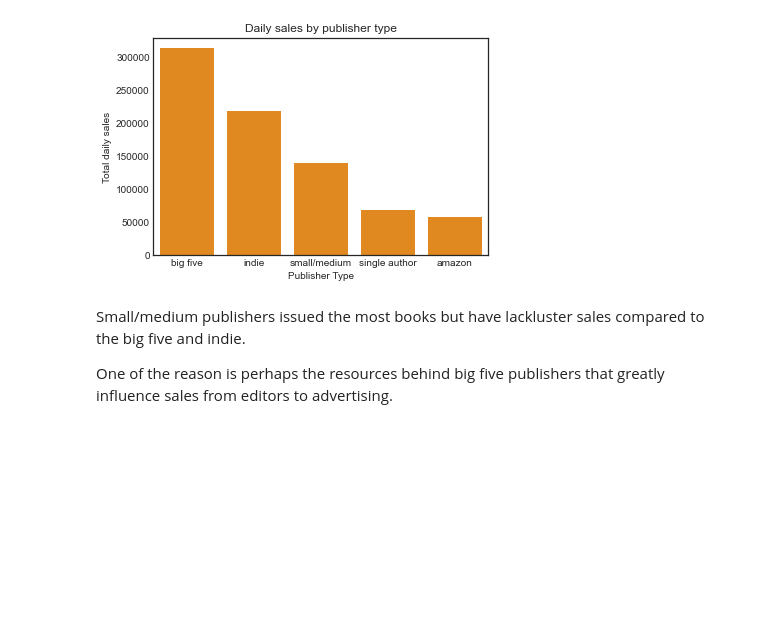
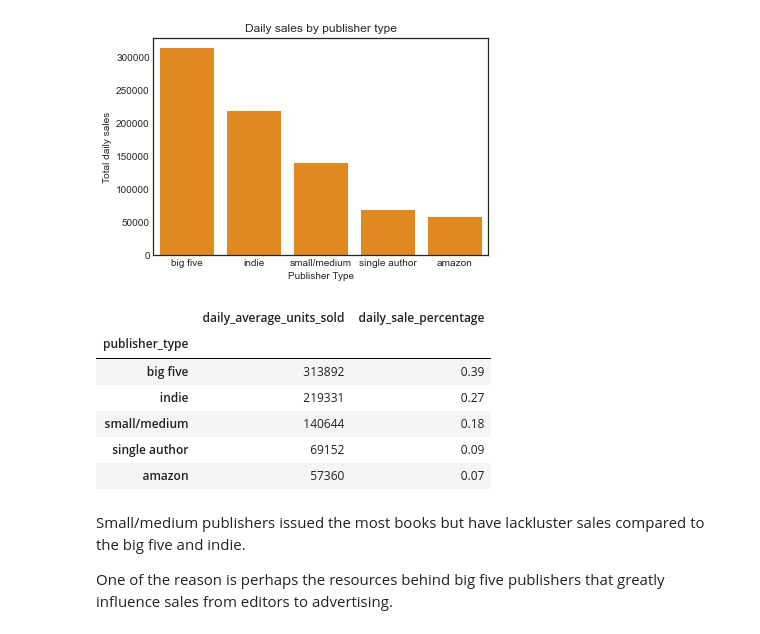
Before and after one commit to vh42720/book_analysis, a Jupyter notebook: book_eda_price.ipynb, the cells around one changed output. Drawn from its saved outputs; the diff is of its cells as text; code cells hidden in the pictures; blank space fills up the shorter version.

```diff
--- a/book_eda_price.ipynb
+++ b/book_eda_price.ipynb
@@ -51,5 +51,17 @@ plt.savefig('images/daily_sales_by_publisher.png')
 # %% [output]
 [figure]
+# %%
+# Get daily sales percentage for plot
+df['daily_sale_percentage'] = df.daily_average_units_sold/df.daily_average_units_sold.sum()
+df['daily_sale_percentage'] = np.round(df.daily_sale_percentage, 2)
+# %% [output]
+|  | daily_average_units_sold | daily_sale_percentage |
+| publisher_type |  |  |
+| big five | 313892 | 0.39 |
+| indie | 219331 | 0.27 |
+| small/medium | 140644 | 0.18 |
+| single author | 69152 | 0.09 |
+| amazon | 57360 | 0.07 |
 # %% [markdown]
 Small/medium publishers issued the most books but have lackluster sales
 compared to the big five and indie.
```
Also changed, not shown: parts of 17 cells of this notebook, 4 other files.
